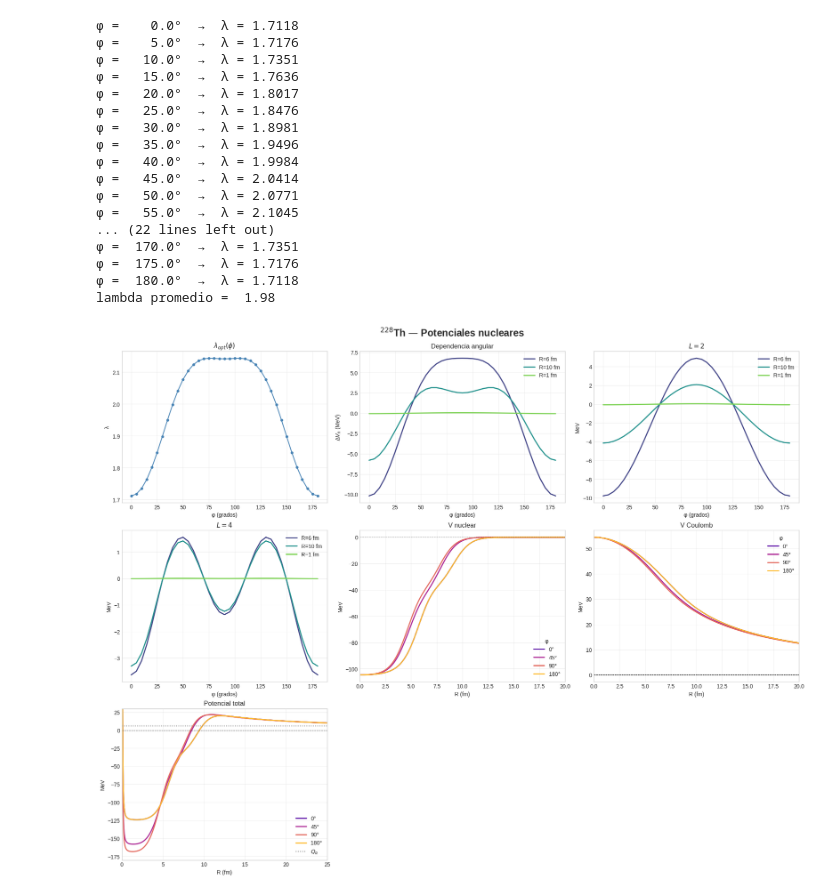
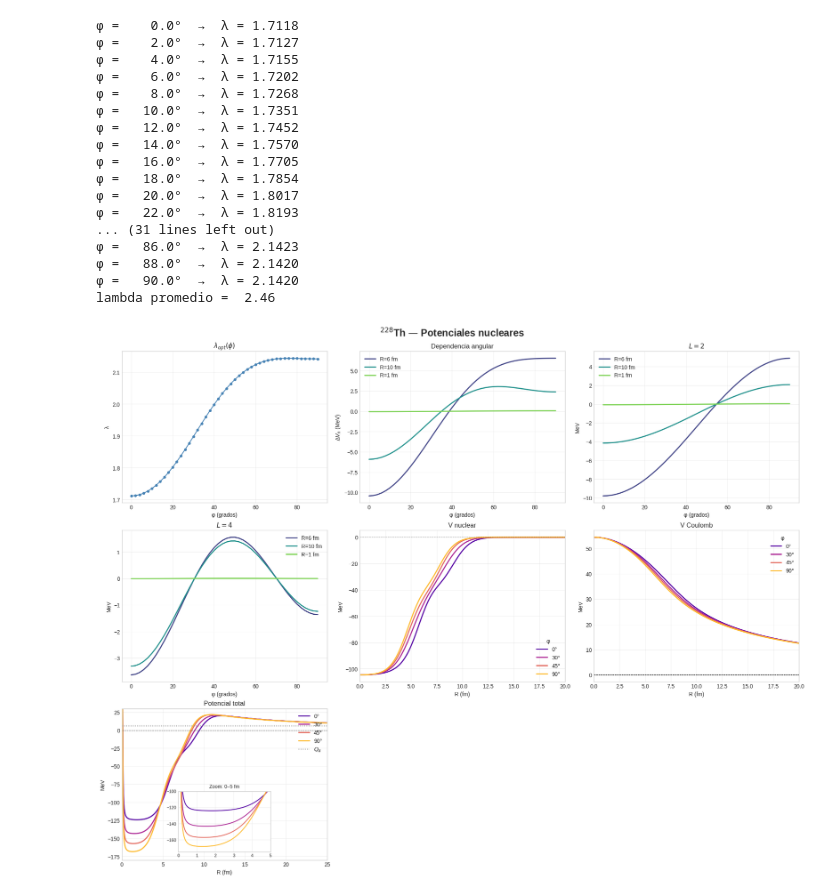
Before and after one commit to yohuan98i-hue/Nuclear_2, a Jupyter notebook: pueba.ipynb, the cells around one changed output. Cells and saved outputs as stored; diff of their text form; code cells hidden in the pictures.

```diff
--- a/pueba.ipynb
+++ b/pueba.ipynb
@@ -624,7 +640,7 @@ import matplotlib.pyplot as plt
 from scipy.integrate import quad, simpson, dblquad
 from scipy.interpolate import InterpolatedUnivariateSpline
 from scipy.optimize import brentq
-
+from mpl_toolkits.axes_grid1.inset_locator import inset_axes
 # ─── Constantes ───────────────────────────────────────────────────────────────
 Z_alpha    = 2
 Z_daugther = 88
@@ -673,7 +689,7 @@ r2, Theta = np.meshgrid(rmalla, theta, indexing='ij')   # (r, θ)
 
 k = np.linspace(0.001, 25, 400)
 R = np.linspace(0.05, 30, 800)
-phi = np.linspace(0, np.pi, 37)
+phi = np.linspace(0, np.pi/2, 46)
 
 # Densidad de Fermi (grilla r×θ) — calculada una sola vez
 fermi_2D = 1.0 / (1.0 + np.exp((r2 - R_f_theta(Theta)) / a_f_theta(Theta)))
@@ -807,8 +823,8 @@ idx1 = np.argmin(np.abs(R - 6))
 idx2 = np.argmin(np.abs(R - 10))
 idx3 = np.argmin(np.abs(R - 1))
 
-phi_plot  = [0, np.pi/4, np.pi/2, np.pi]
-phi_lbls  = ['0°', '45°', '90°', '180°']
+phi_plot  = [0, np.pi/6, np.pi/4, np.pi/2]
+phi_lbls  = ['0°', '30°', '45°', '90°']
 phi_idxs  = [np.argmin(np.abs(phi - p)) for p in phi_plot]
 
 colors_ph = plt.cm.plasma(np.linspace(0.15, 0.85, len(phi_plot)))
@@ -866,50 +882,61 @@ axs[1,1].grid(alpha=0.3)
 # [1,2] V_C
 for pidx, lbl, col in zip(phi_idxs, phi_lbls, colors_ph):
     axs[1,2].plot(R, V_Coulomb[:, pidx], lw=2, label=lbl, color=col)
 
 axs[1,2].set(xlabel="R (fm)", ylabel="MeV", title="V Coulomb")
 axs[1,2].axhline(0, color='black', lw=0.8, ls='--')
 axs[1,2].set_xlim(0, 20)
 axs[1,2].legend(title="φ")
 axs[1,2].grid(alpha=0.3)
 
 # ─────────────────────────────────────────────
 # [2,0] V total
 lam_interp = np.interp(phi, phi_arr, lam_arr)
-
 for pidx, lbl, col in zip(phi_idxs, phi_lbls, colors_ph):
     V_tot = lam_interp[pidx]*V_Nuclear[:,pidx] + V_Coulomb[:,pidx] + V_L
     axs[2,0].plot(R, V_tot, lw=2, label=lbl, color=col)
-
 axs[2,0].axhline(Q_alpha, color='gray', lw=1.5, ls=':', label=r"$Q_\alpha$")
 axs[2,0].axhline(0, color='black', lw=0.8, ls='--')
 axs[2,0].set(xlabel="R (fm)", ylabel="MeV", title="Potencial total")
 axs[2,0].set_xlim(0, 25)
 axs[2,0].set_ylim(-180, 30)
-axs[2,0].legend()
+axs[2,0].legend(loc='upper right')
 axs[2,0].grid(alpha=0.3)
 
-# ─────────────────────────────────────────────
+# ─────────── INSET: zoom 0 a 5 fm (abajo a la derecha) ───────────
+axins = inset_axes(axs[2,0], width="45%", height="40%",
+                   loc='lower center', borderpad=1.5)
+for pidx, lbl, col in zip(phi_idxs, phi_lbls, colors_ph):
+    V_tot = lam_interp[pidx]*V_Nuclear[:,pidx] + V_Coulomb[:,pidx] + V_L
+    axins.plot(R, V_tot, lw=1.5, color=col)
+axins.axhline(Q_alpha, color='gray', lw=1, ls=':')
+axins.axhline(0, color='black', lw=0.6, ls='--')
+axins.set_xlim(0, 5)
+axins.set_ylim(-175, -100)
+axins.set_title('Zoom: 0–5 fm', fontsize=9)
+axins.tick_params(labelsize=8)
+axins.grid(alpha=0.3)
+
+
 axs[2,1].axis('off')
 axs[2,2].axis('off')
-
 plt.show()
 # %% [output]
 φ =    0.0°  →  λ = 1.7118
-φ =    5.0°  →  λ = 1.7176
+φ =    2.0°  →  λ = 1.7127
+φ =    4.0°  →  λ = 1.7155
+φ =    6.0°  →  λ = 1.7202
+φ =    8.0°  →  λ = 1.7268
 φ =   10.0°  →  λ = 1.7351
-φ =   15.0°  →  λ = 1.7636
+φ =   12.0°  →  λ = 1.7452
+φ =   14.0°  →  λ = 1.7570
+φ =   16.0°  →  λ = 1.7705
+φ =   18.0°  →  λ = 1.7854
 φ =   20.0°  →  λ = 1.8017
-φ =   25.0°  →  λ = 1.8476
-φ =   30.0°  →  λ = 1.8981
-φ =   35.0°  →  λ = 1.9496
-φ =   40.0°  →  λ = 1.9984
-φ =   45.0°  →  λ = 2.0414
-φ =   50.0°  →  λ = 2.0771
-φ =   55.0°  →  λ = 2.1045
-... (22 lines left out)
-φ =  170.0°  →  λ = 1.7351
-φ =  175.0°  →  λ = 1.7176
-φ =  180.0°  →  λ = 1.7118
-lambda promedio =  1.98
+φ =   22.0°  →  λ = 1.8193
+... (31 lines left out)
+φ =   86.0°  →  λ = 2.1423
+φ =   88.0°  →  λ = 2.1420
+φ =   90.0°  →  λ = 2.1420
+lambda promedio =  2.46
-[figure, old version]
+[figure, new version]
```
Also changed, not shown: parts of 2 cells of this notebook.
